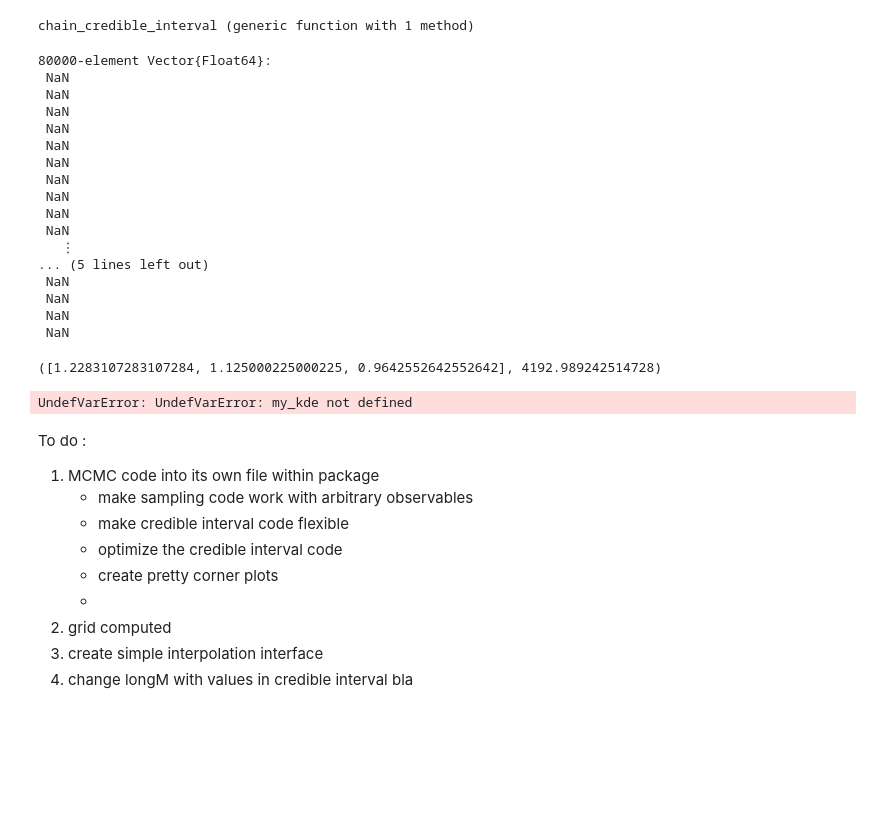
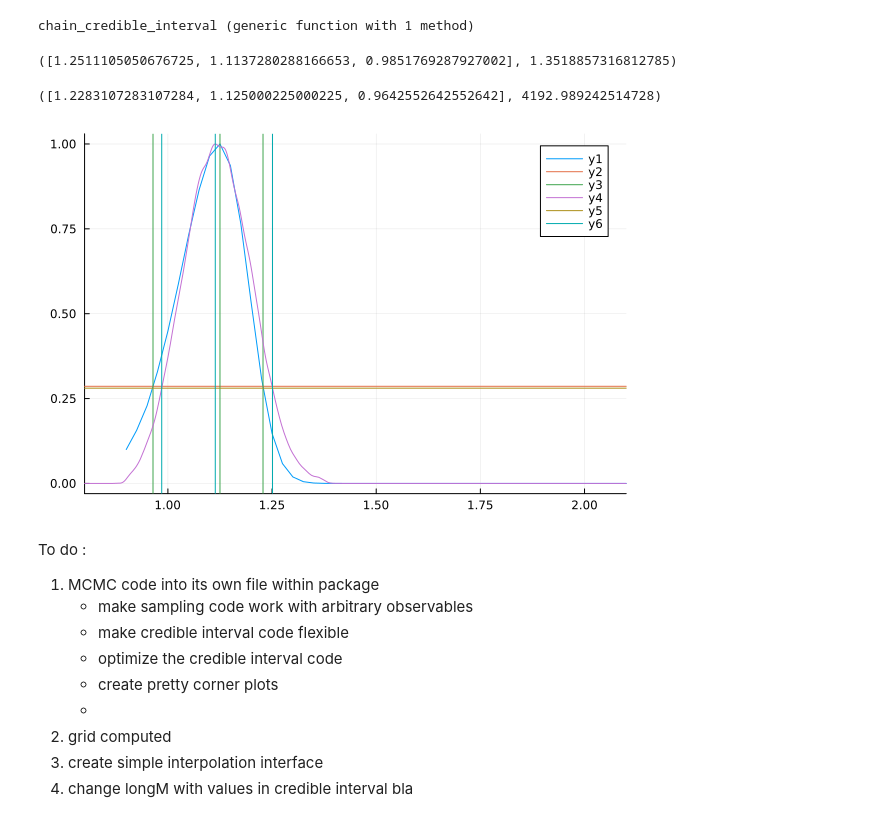
Before and after one commit to orlox/StarStats.jl, a Jupyter notebook: test_notebook/clean_JuliaTests.ipynb, the cells around one changed output. Saved outputs shown, nothing was run; the diff lists cells and outputs as text; code cells hidden in the pictures; blank space fills up the shorter version.

```diff
--- a/test_notebook/clean_JuliaTests.ipynb
+++ b/test_notebook/clean_JuliaTests.ipynb
@@ -102,7 +102,7 @@ append!(x,star_chains[:,:x, :4].data)
 ##problem: how to get dtdx --- below is messed up
 dtdx=zeros(length(logM))
 for i in 1:length(logM)
-    dtdx[i]= interpolate_grid_quantity(grid,[0.13,1.21,1.05],:dxdt,x[i])
+    dtdx[i]= interpolate_grid_quantity(grid,[0.13,1.21,1.05],:dtdx,x[i])
     #interpolate_grid_quantity.(Ref(grid),Ref([0.13,1.21,1.05]),:logTeff, xvals)
 end
 # %%
@@ -153,26 +153,10 @@ values = logM
 fraction = 0.9
 
 
-#CI = chain_credible_interval(values, fraction, num_points,dtdx)
-@show dtdx
+CI = chain_credible_interval(values, fraction, num_points,dtdx)
+#@show dtdx
 # %% [output]
-80000-element Vector{Float64}:
- NaN
- NaN
- NaN
- NaN
- NaN
- NaN
- NaN
- NaN
- NaN
- NaN
-   ⋮
-... (5 lines left out)
- NaN
- NaN
- NaN
- NaN
+([1.2511105050676725, 1.1137280288166653, 0.9851769287927002], 1.3518857316812785)
 # %%
 observable_names = [:logTeff, :logL, :vrot]
 observable_values = [4.51974, 4.289877, 70.7195]
@@ -185,17 +169,18 @@ CI2 = credible_interval(grid_likelihood, :logM,0.9,1_000_000)
 # %%
 using Plots
 plot()
 ml= marginalized_likelihood(grid_likelihood,[:logM])
 plot!(grid.input_values[2], ml./maximum(ml))
 hline!([CI2[2]/maximum(ml)])
 vline!(CI2[1])
 
+my_kde = kde(logM, weights=dtdx)
 plot!(x->pdf(my_kde,x)/pdf(my_kde,CI[1][2]), xrange=[0.8, 2.1])
 
 hline!([CI[2]/pdf(my_kde,CI[1][2])])
 vline!(CI[1])
 # %% [output]
-UndefVarError: UndefVarError: my_kde not defined
+[figure, added]
 # %% [markdown]
 To do :
 
```
Also changed, not shown: parts of 3 cells of this notebook.
